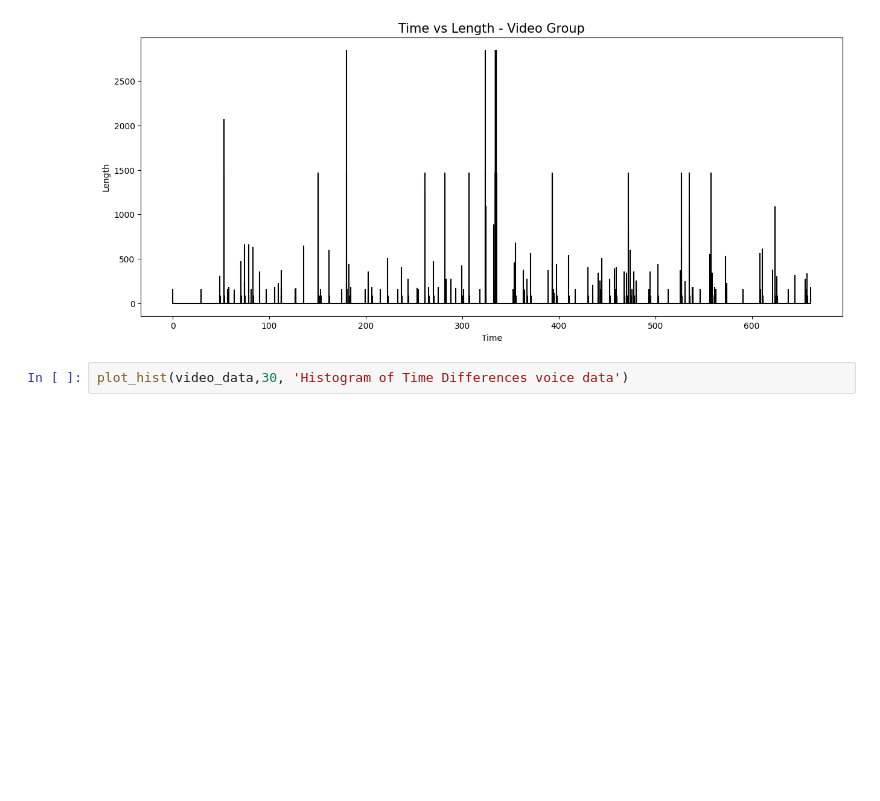
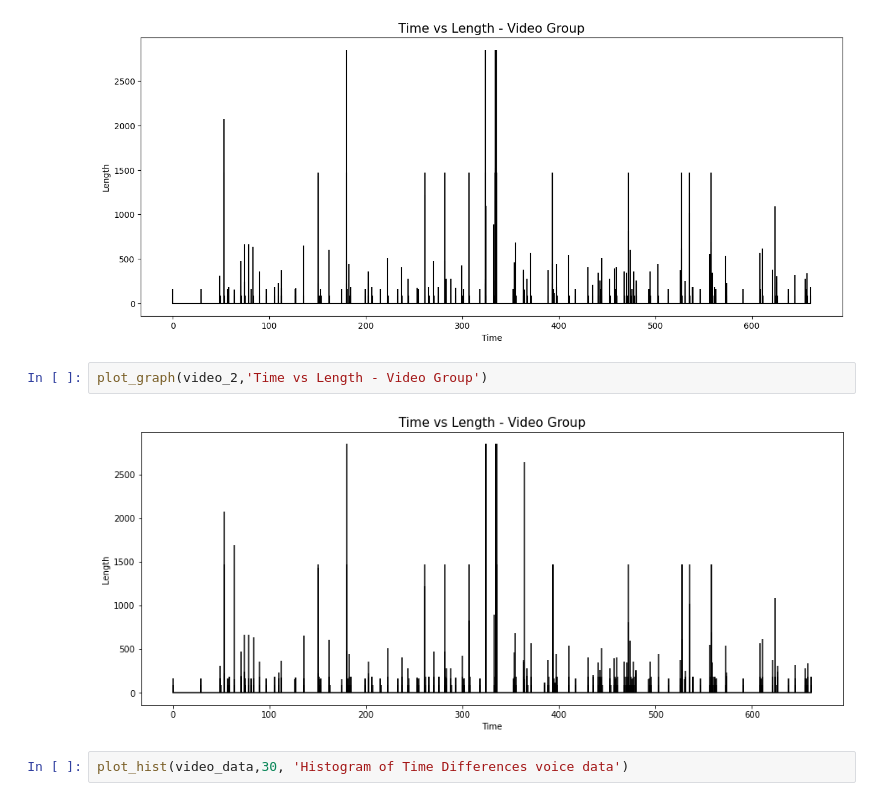
Before and after one commit to NoaAmichai/Computer_networks_final_project, a Jupyter notebook: src/project.ipynb, the cells around one changed output. Cells and saved outputs as stored; diff of their text form; blank space fills up the shorter version.

```diff
--- a/src/project.ipynb
+++ b/src/project.ipynb
@@ -188,6 +248,10 @@ video_data.head()
 plot_graph(video_data,'Time vs Length - Video Group')
 # %% [output]
 [figure]
+# %%
+plot_graph(video_2,'Time vs Length - Video Group')
+# %% [output]
+[figure, added]
 # %%
 plot_hist(video_data,30, 'Histogram of Time Differences voice data')
 # %% [output]
```
Also changed, not shown: parts of 9 cells of this notebook.
